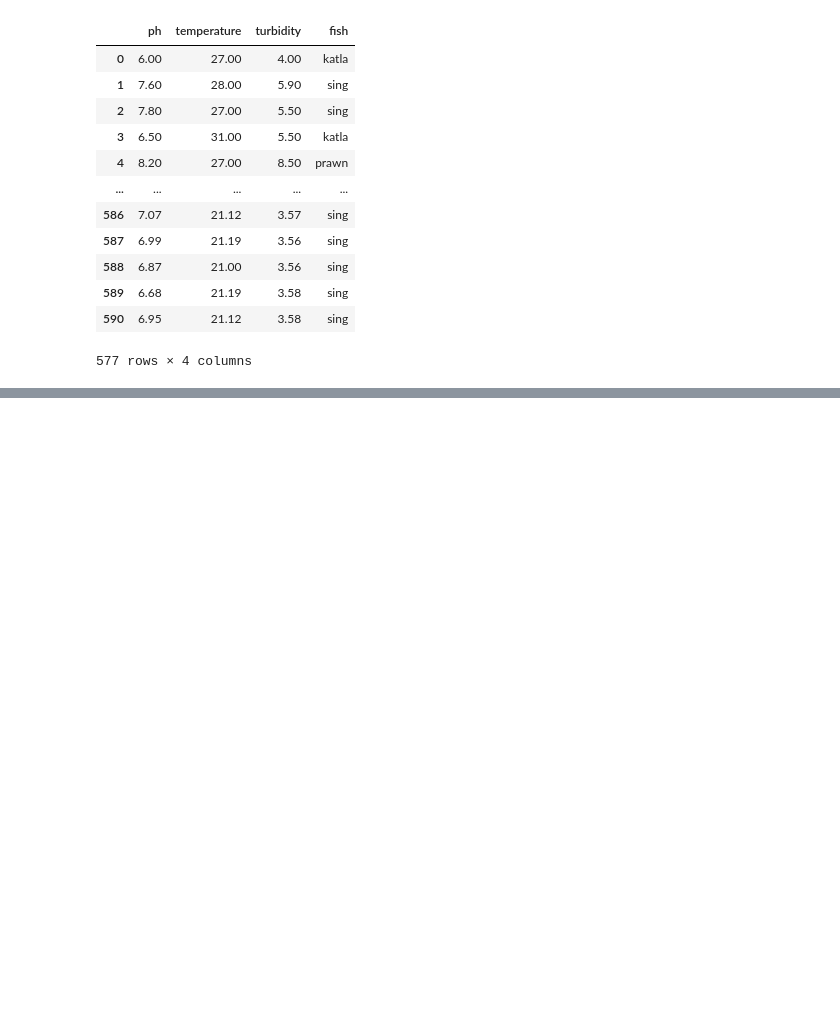
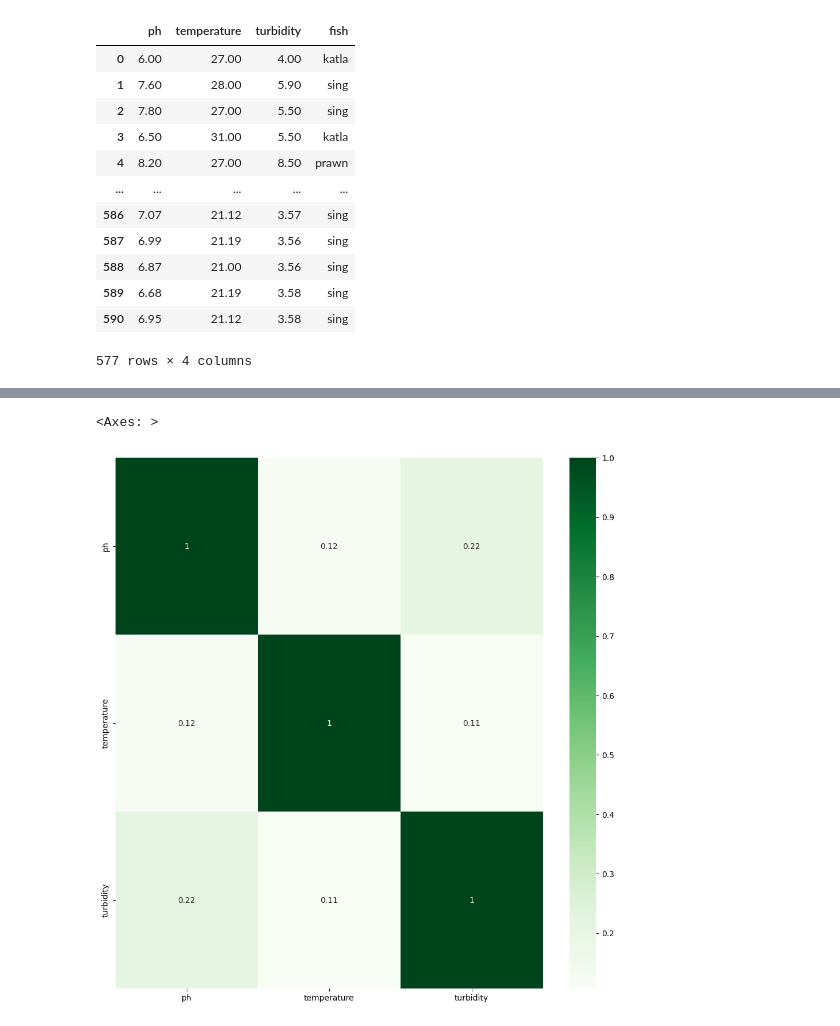
Before and after one commit to vvrgit/Aquaculture, a Jupyter notebook: Aquaculture_Data_Preprocessing_Fish_Species.ipynb, the cells around one changed output, grey strips where cells are left out. Cells and saved outputs as stored; diff of their text form; code cells hidden in the pictures; blank space fills up the shorter version.

```diff
--- a/Aquaculture_Data_Preprocessing_Fish_Species.ipynb
+++ b/Aquaculture_Data_Preprocessing_Fish_Species.ipynb
@@ -308,3 +296,6 @@ test_over
 # %%
 file_name = 'Aqua-Data-Over-Sample.xlsx'
 test_over.to_excel(file_name)
+# %%
+data=pd.read_excel("/content/Realfish-Karpio-Katla-Shrimp-Silver.xlsx")
+data.head()
@@ -310,0 +313,15 @@ test_over.to_excel(file_name)
+# %%
+import matplotlib.pyplot as plt
+import seaborn as sns
+from sklearn import datasets
+import pandas as pd
+data1=data
+data1.pop("fish")
+matrix = data1.corr()
+
+# plotting correlation matrix
+f, ax = plt.subplots(figsize=(12,12))
+sns.heatmap(matrix, cmap="Greens", annot=True)
+# %% [output]
+<Axes: >
+[figure, added]
```
Also changed, not shown: parts of 20 cells of this notebook.
